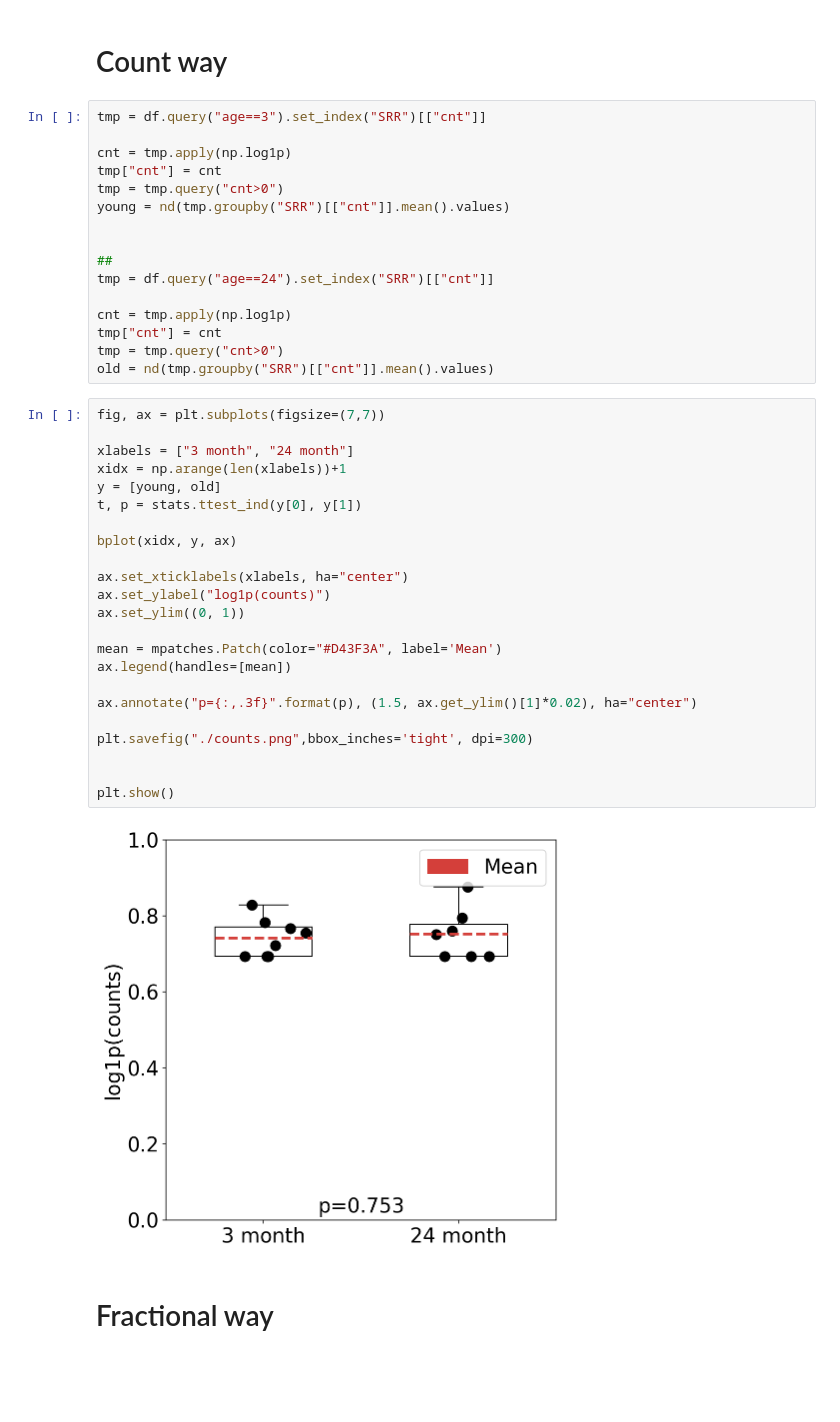
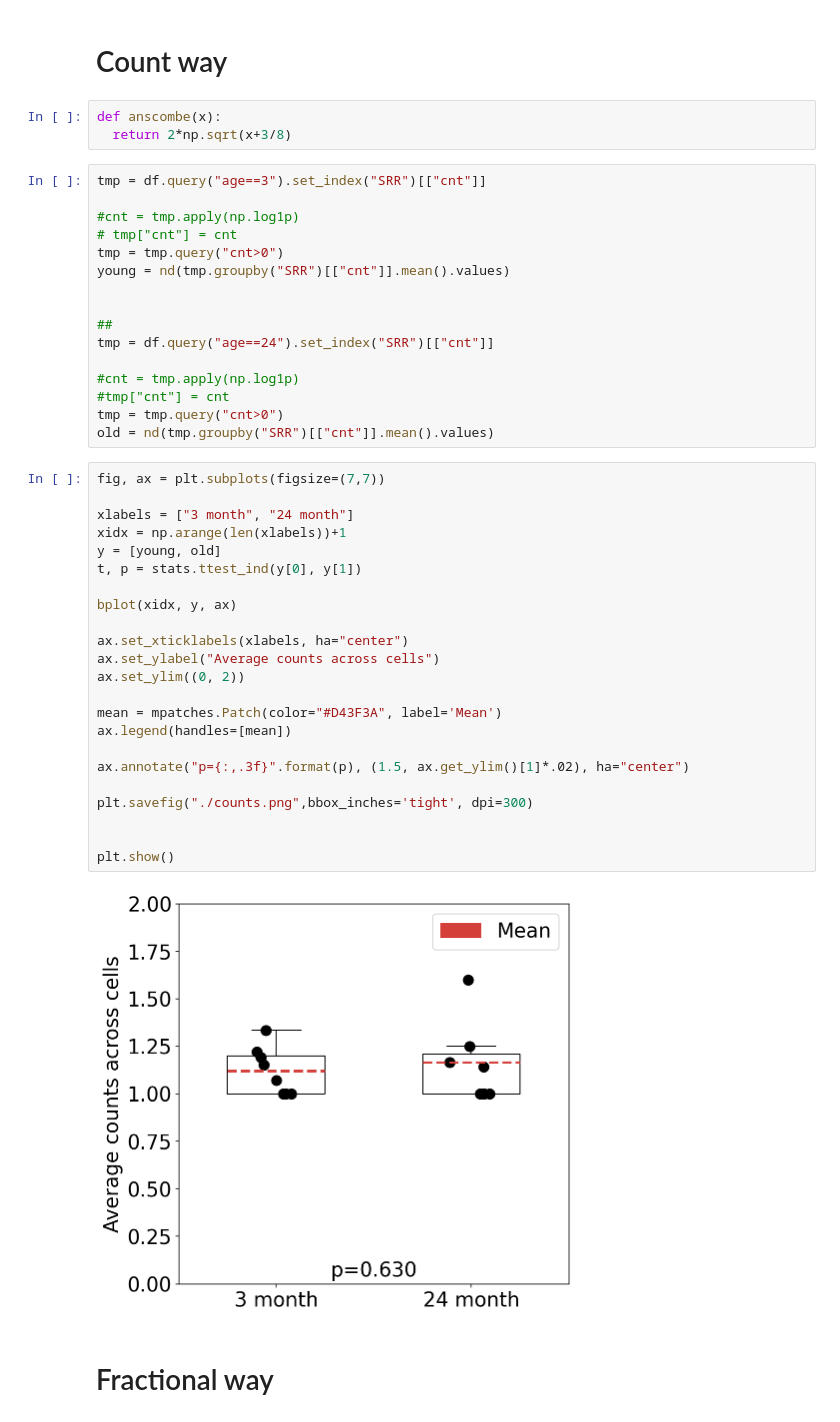
Before and after one commit to pachterlab/BP_2020_2, a Jupyter notebook: notebooks/log1p.ipynb, the cells around one changed output. Saved outputs shown, nothing was run; the diff lists cells and outputs as text; blank space fills up the shorter version.

Commit message:
updated figure 1a

```diff
--- a/notebooks/log1p.ipynb
+++ b/notebooks/log1p.ipynb
@@ -221,11 +226,14 @@ def bplot(x, y, ax):
     return ax
 # %% [markdown]
 # Count way
+# %%
+def anscombe(x):
+  return 2*np.sqrt(x+3/8)
 # %%
 tmp = df.query("age==3").set_index("SRR")[["cnt"]]
 
-cnt = tmp.apply(np.log1p)
-tmp["cnt"] = cnt
+#cnt = tmp.apply(np.log1p)
+# tmp["cnt"] = cnt
 tmp = tmp.query("cnt>0")
 young = nd(tmp.groupby("SRR")[["cnt"]].mean().values)
 
@@ -233,35 +241,35 @@ young = nd(tmp.groupby("SRR")[["cnt"]].mean().values)
 ##
 tmp = df.query("age==24").set_index("SRR")[["cnt"]]
 
-cnt = tmp.apply(np.log1p)
-tmp["cnt"] = cnt
+#cnt = tmp.apply(np.log1p)
+#tmp["cnt"] = cnt
 tmp = tmp.query("cnt>0")
 old = nd(tmp.groupby("SRR")[["cnt"]].mean().values)
 # %%
 fig, ax = plt.subplots(figsize=(7,7))
 
 xlabels = ["3 month", "24 month"]
 xidx = np.arange(len(xlabels))+1
 y = [young, old]
 t, p = stats.ttest_ind(y[0], y[1])
 
 bplot(xidx, y, ax)
 
 ax.set_xticklabels(xlabels, ha="center")
-ax.set_ylabel("log1p(counts)")
-ax.set_ylim((0, 1))
+ax.set_ylabel("Average counts across cells")
+ax.set_ylim((0, 2))
 
 mean = mpatches.Patch(color="#D43F3A", label='Mean')
 ax.legend(handles=[mean])
 
-ax.annotate("p={:,.3f}".format(p), (1.5, ax.get_ylim()[1]*0.02), ha="center")
+ax.annotate("p={:,.3f}".format(p), (1.5, ax.get_ylim()[1]*.02), ha="center")
 
 plt.savefig("./counts.png",bbox_inches='tight', dpi=300)
 
 
 plt.show()
 # %% [output]
-[figure, old version]
+[figure, new version]
 # %% [markdown]
 # Fractional way
 # %%
```
Also changed, not shown: parts of 6 cells of this notebook.
